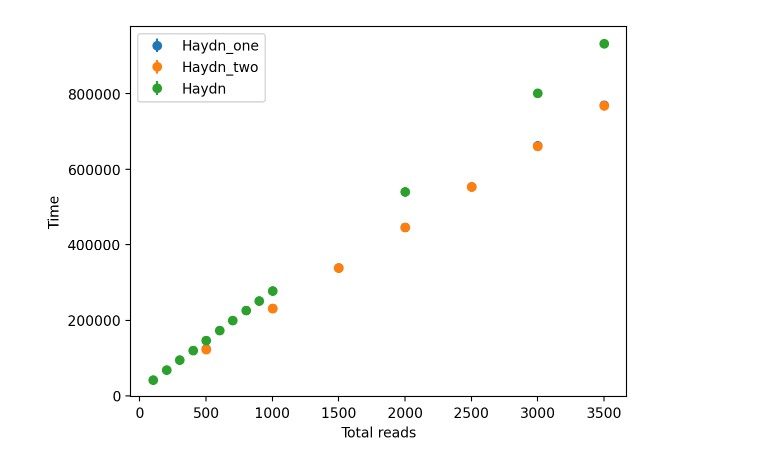
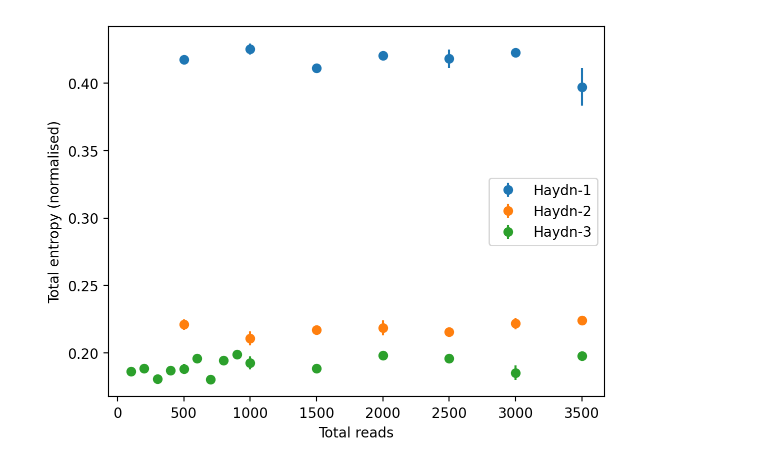
Before and after one commit to KirbyZX/PHYS4213, a Jupyter notebook: Code/Scaling.ipynb, the cells around one changed output. Drawn from its saved outputs; the diff is of its cells as text; code cells hidden in the pictures.

```diff
--- a/Code/Scaling.ipynb
+++ b/Code/Scaling.ipynb
@@ -16,19 +20,49 @@ import dwave.inspector
 from plotters import plotHistogram, plotBoundaryStrength, plotSampleGraph, plotArrangement, annotateSampleGraph, plotCSV
 from qubo import createBQM
 from sampleRecording import recordSample, findOverlaps, totalEntropy
-# %%
-identifiers = ["Haydn_one", "Haydn_two", "Haydn"]
-embeddings = []
-bqms = []
-
-for i in identifiers:
-    path = f"../Pickles/{i}/{i}_"
-    bqms.append(BinaryQuadraticModel.from_serializable(json.load(open(path + "bqm.json", "r"))))
-    embeddings.append(json.load(open(path + "embedding.json", "r")))
-
-    plotCSV(path+"qa-reads.csv", "Total reads", "Time", label=i)
-
-plt.legend()
-plt.show()
-# %% [output]
-[figure, removed]
+# %%
+identifiers = ["Haydn-1", "Haydn-2", "Haydn-3"]
+embeddings = []
+bqms = []
+
+def plotNormalisedReads(path: str, parameter: str):
+
+    data = pd.read_csv(path + "qa-reads.csv")
+    range = data["Total reads"].unique()
+
+    bqm = BinaryQuadraticModel.from_serializable(json.load(open(path + "bqm.json", "r")))
+    variables = len(bqm.linear)
+
+    means = []
+    stderr = []
+
+    for r in range:
+        query = data.query(f"`Total reads` == {r}")[parameter]
+        means.append(np.mean(query) / variables) # Normalise by number of variables
+        stderr.append(np.std(query) / np.sqrt(len(query)) / variables)
+
+    plt.errorbar(range, means, yerr=stderr, fmt='o', label=i)
+    plt.xlabel("Total reads")
+    plt.ylabel(f"{parameter} (normalised)")
+
+for i in identifiers:
+    path = f"../Pickles/{i}/{i}_"
+
+    bqm = BinaryQuadraticModel.from_serializable(json.load(open(path + "bqm.json", "r")))
+    embedding = json.load(open(path + "embedding.json", "r"))
+
+    bqms.append(bqm)
+    embeddings.append(embedding)
+
+    variables = len(bqm.linear)
+    qubits = sum(len(i) for i in embedding.values())
+
+    plotNormalisedReads(path, "Total entropy")
+
+    #plotCSV(path+"qa-reads.csv", "Total reads", "Total entropy", label=i)
+
+#plt.ylim(-1,0)
+plt.legend()
+plt.show()
+# %% [output]
+[figure, added]
```
Also changed, not shown: parts of 3 cells of this notebook, 13 other files.
